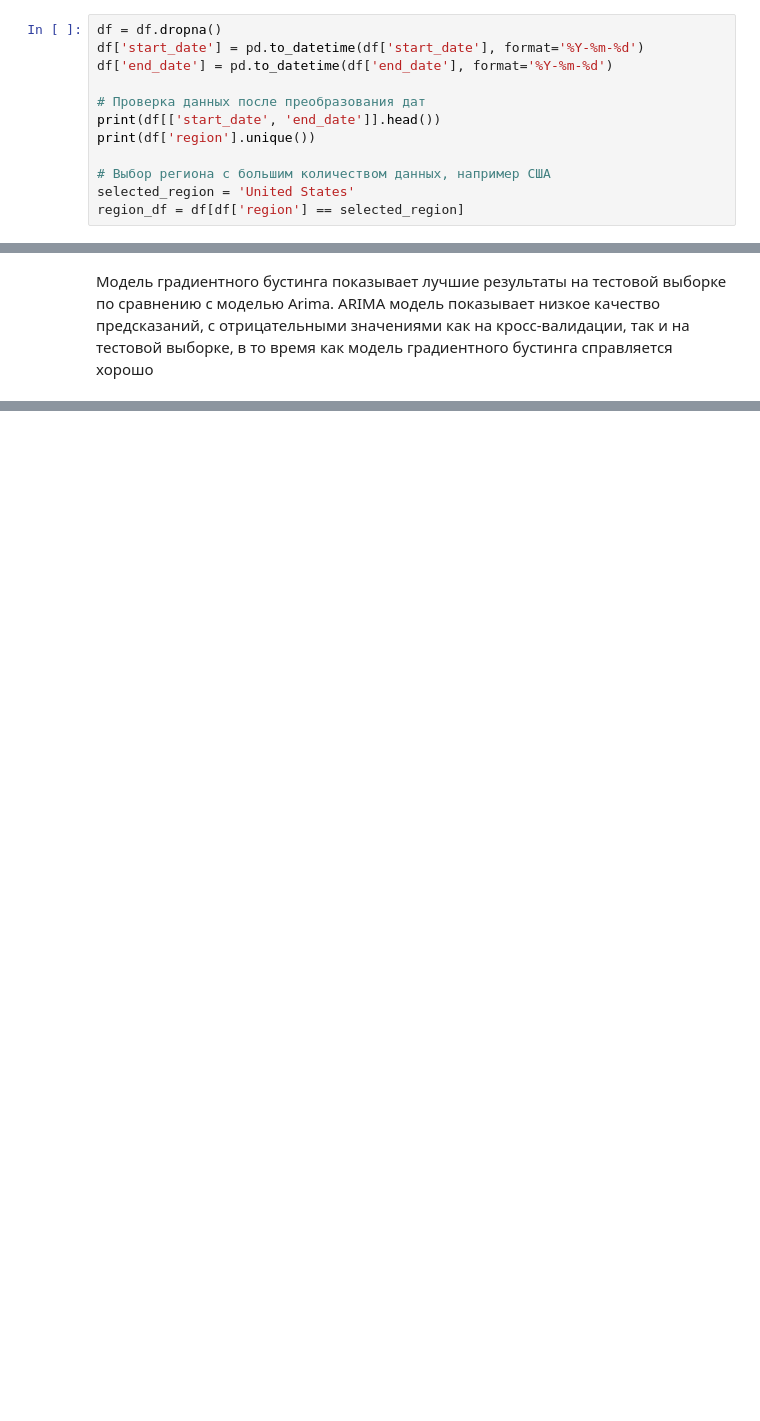
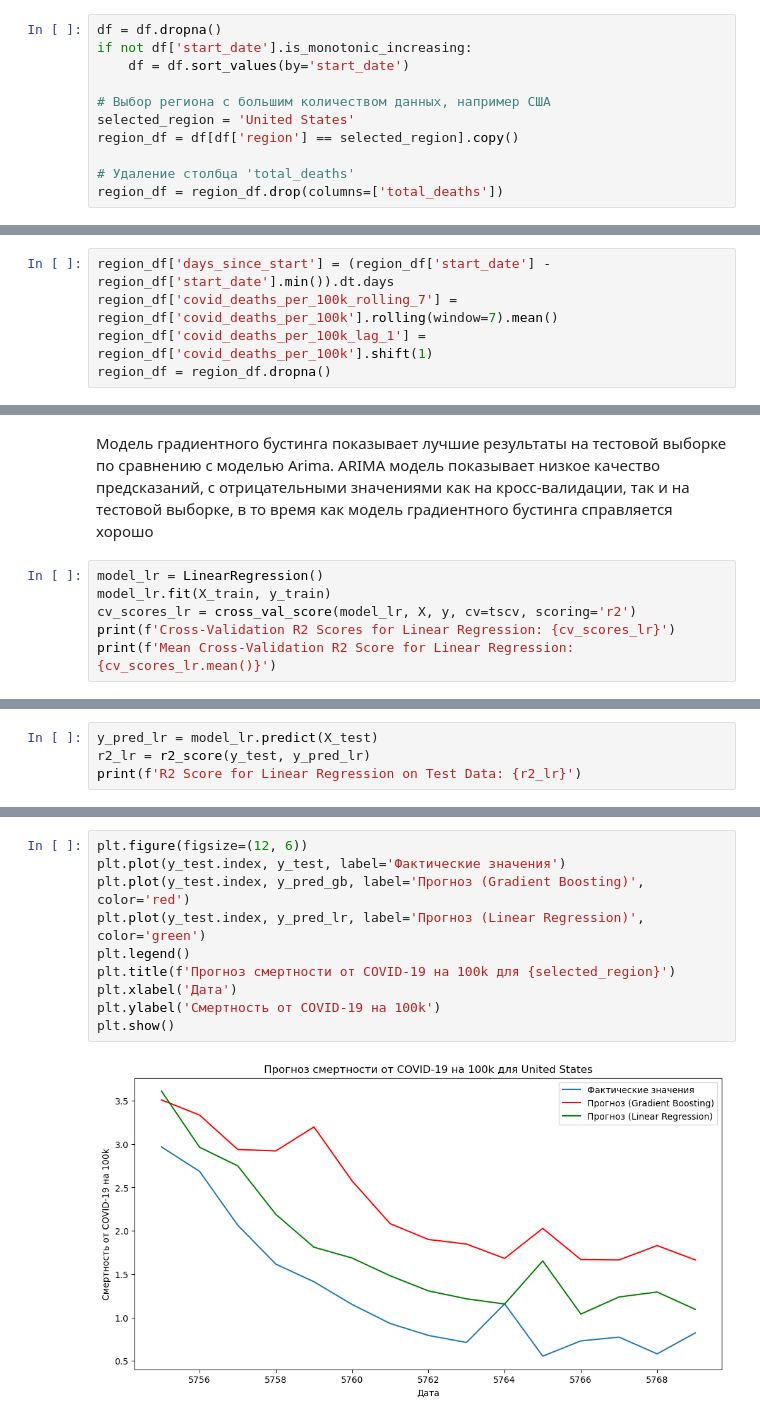
Before and after one commit to adinai-omurbaeva/ds-course, a Jupyter notebook: 13/13_2.ipynb, the cells around one changed output, grey strips where cells are left out. Cells and saved outputs as stored; diff of their text form; blank space fills up the shorter version.

```diff
--- a/13/13_2.ipynb
+++ b/13/13_2.ipynb
@@ -27,13 +28,12 @@ df
 5770 rows × 17 columns
 # %%
 df = df.dropna()
-df['start_date'] = pd.to_datetime(df['start_date'], format='%Y-%m-%d')
-df['end_date'] = pd.to_datetime(df['end_date'], format='%Y-%m-%d')
-
-# Проверка данных после преобразования дат
-print(df[['start_date', 'end_date']].head())
-print(df['region'].unique())
+if not df['start_date'].is_monotonic_increasing:
+    df = df.sort_values(by='start_date')
 
 # Выбор региона с большим количеством данных, например США
 selected_region = 'United States'
-region_df = df[df['region'] == selected_region]
+region_df = df[df['region'] == selected_region].copy()
+
+# Удаление столбца 'total_deaths'
+region_df = region_df.drop(columns=['total_deaths'])
@@ -53,0 +40,5 @@ region_df = df[df['region'] == selected_region]
+# %%
+region_df['days_since_start'] = (region_df['start_date'] - region_df['start_date'].min()).dt.days
+region_df['covid_deaths_per_100k_rolling_7'] = region_df['covid_deaths_per_100k'].rolling(window=7).mean()
+region_df['covid_deaths_per_100k_lag_1'] = region_df['covid_deaths_per_100k'].shift(1)
+region_df = region_df.dropna()
@@ -90,3 +84,9 @@ R² Score for Gradient Boosting on Test Data: 0.9261894744050245
 # %% [markdown]
 Модель градиентного бустинга показывает лучшие результаты на тестовой выборке по сравнению с моделью Arima.
 ARIMA модель показывает низкое качество предсказаний, с отрицательными значениями как на кросс-валидации, так и на тестовой выборке, в то время как модель градиентного бустинга справляется хорошо
+# %%
+model_lr = LinearRegression()
+model_lr.fit(X_train, y_train)
+cv_scores_lr = cross_val_score(model_lr, X, y, cv=tscv, scoring='r2')
+print(f'Cross-Validation R2 Scores for Linear Regression: {cv_scores_lr}')
+print(f'Mean Cross-Validation R2 Score for Linear Regression: {cv_scores_lr.mean()}')
@@ -92,0 +96,4 @@ ARIMA модель показывает низкое качество предс
+# %%
+y_pred_lr = model_lr.predict(X_test)
+r2_lr = r2_score(y_test, y_pred_lr)
+print(f'R2 Score for Linear Regression on Test Data: {r2_lr}')
@@ -92,0 +102,12 @@ ARIMA модель показывает низкое качество предс
+# %%
+plt.figure(figsize=(12, 6))
+plt.plot(y_test.index, y_test, label='Фактические значения')
+plt.plot(y_test.index, y_pred_gb, label='Прогноз (Gradient Boosting)', color='red')
+plt.plot(y_test.index, y_pred_lr, label='Прогноз (Linear Regression)', color='green')
+plt.legend()
+plt.title(f'Прогноз смертности от COVID-19 на 100k для {selected_region}')
+plt.xlabel('Дата')
+plt.ylabel('Смертность от COVID-19 на 100k')
+plt.show()
+# %% [output]
+[figure, added]
```
Also changed, not shown: parts of 9 cells of this notebook, 1 other file.
